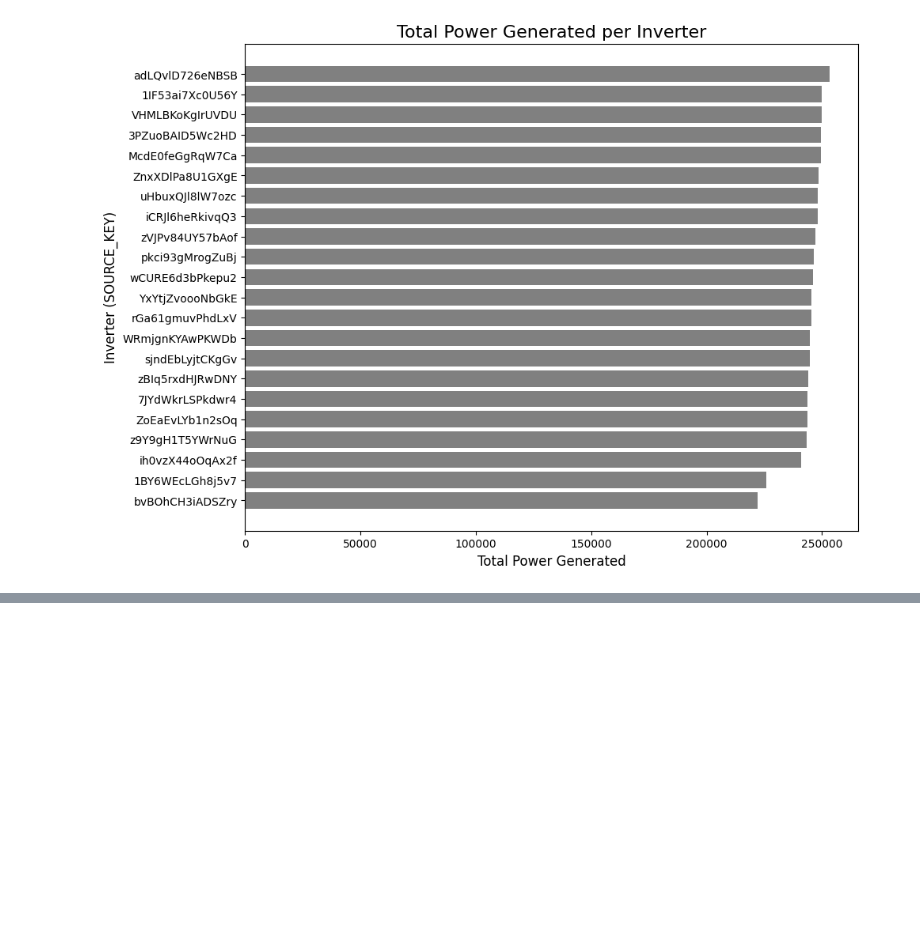
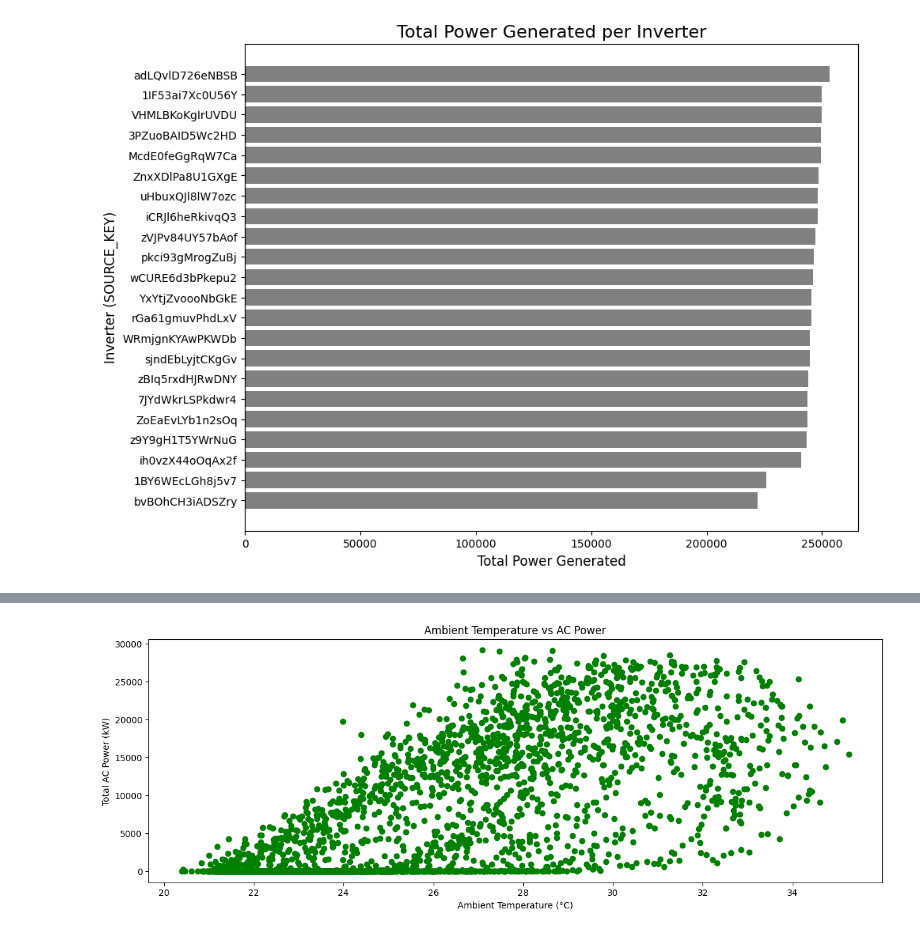
Before and after one commit to Bittersteel123/AI-Solar-Power-Generation-Predictor, a Jupyter notebook: Solar_Power_EDA.ipynb, the cells around one changed output, grey strips where cells are left out. Cells and saved outputs as stored; diff of their text form; code cells hidden in the pictures; blank space fills up the shorter version.

```diff
--- a/Solar_Power_EDA.ipynb
+++ b/Solar_Power_EDA.ipynb
@@ -79,0 +82,9 @@ plt.show()
+# %%
+plt.figure(figsize=(15, 5))
+plt.scatter(merged_df['AMBIENT_TEMPERATURE'], merged_df['AC_POWER'],color='green')
+plt.title('Ambient Temperature vs AC Power')
+plt.xlabel('Ambient Temperature (°C)')
+plt.ylabel('Total AC Power (kW)')
+plt.show()
+# %% [output]
+[figure, added]
```
Also changed, not shown: parts of 3 cells of this notebook.
